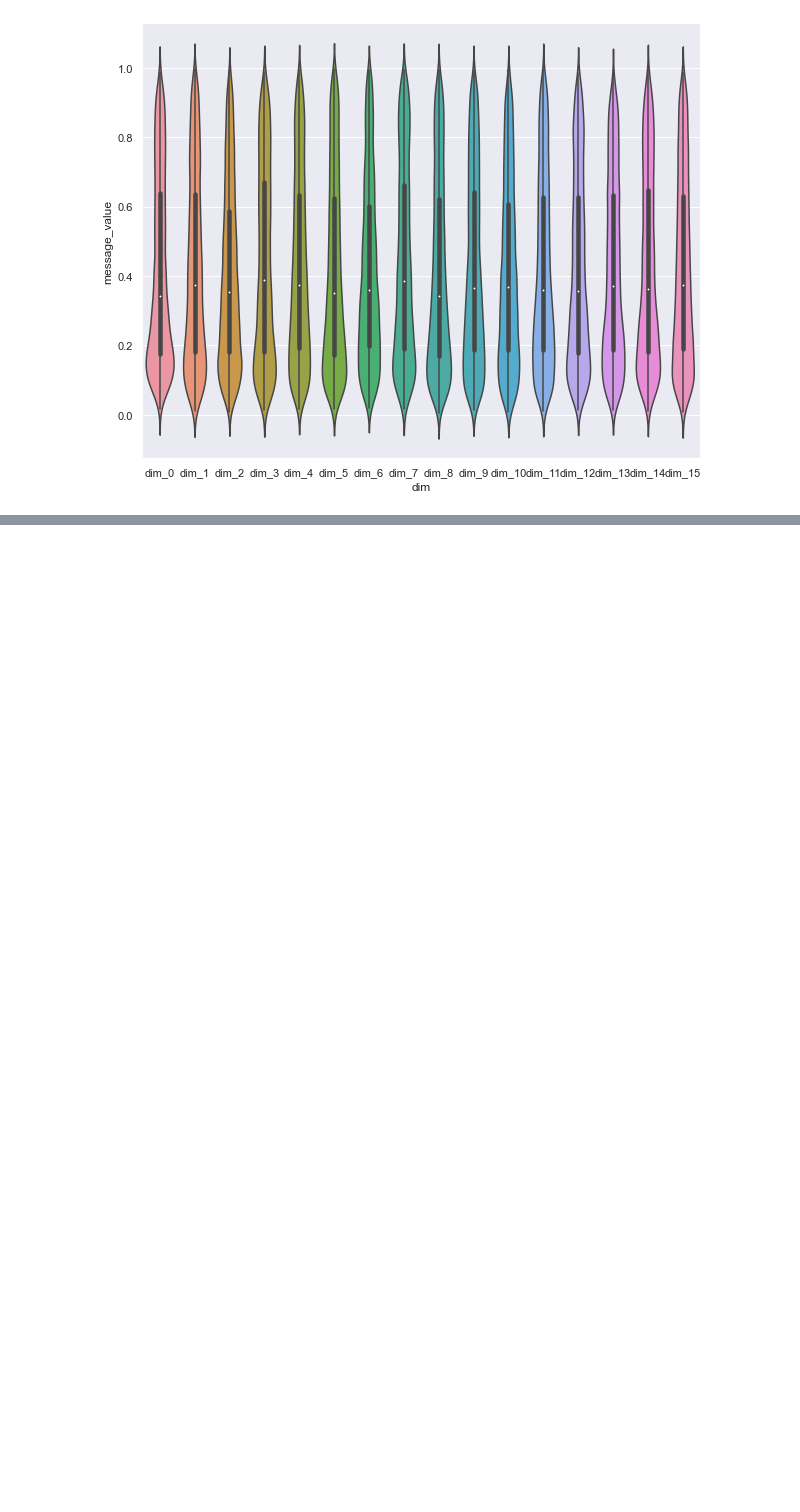
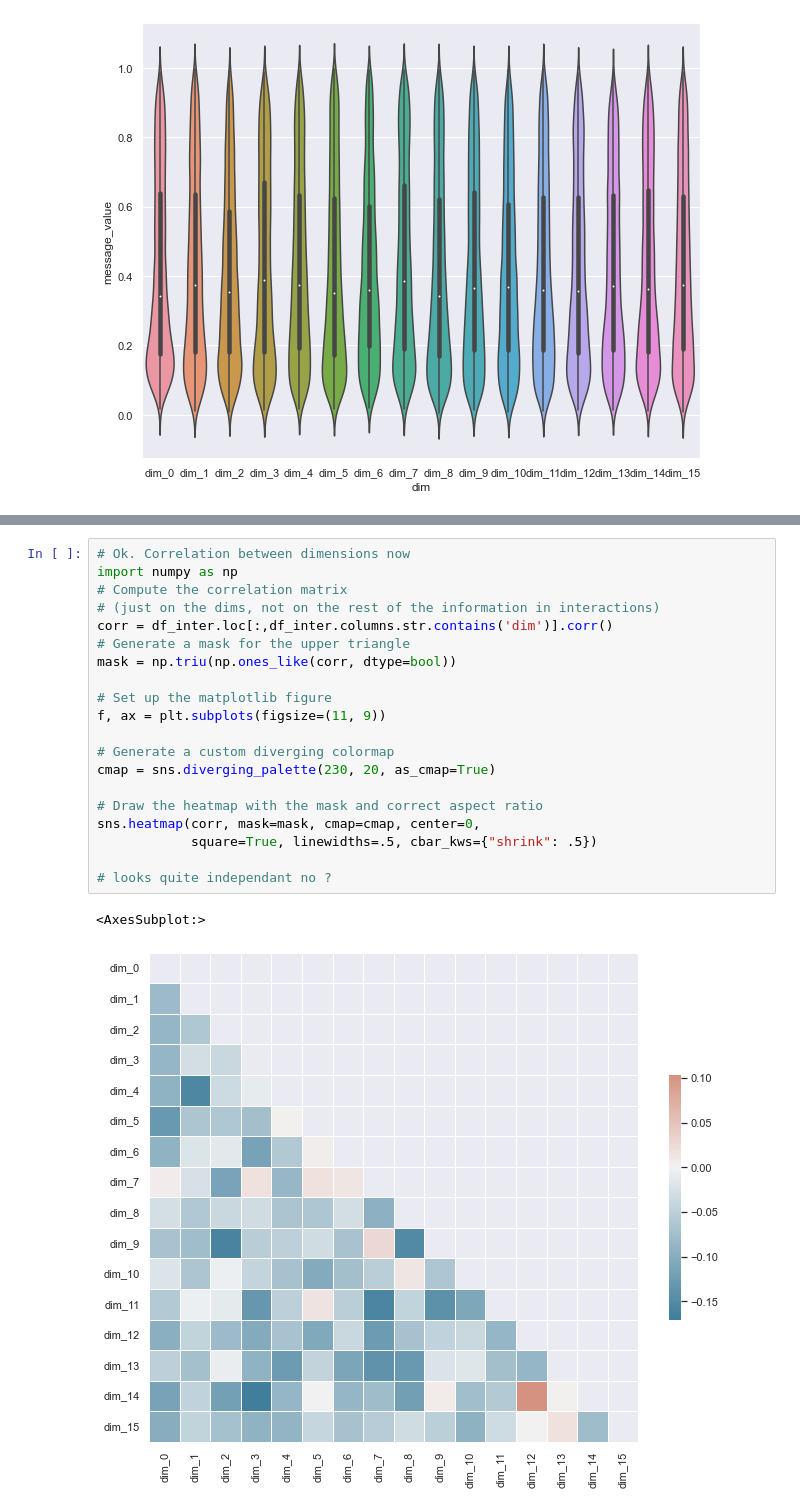
Before and after one commit to facebookresearch/EGG, a Jupyter notebook: egg/zoo/pop/scripts/continuous_interaction_analysis.ipynb, the cells around one changed output, grey strips where cells are left out. Cells and saved outputs as stored; diff of their text form; blank space fills up the shorter version.

```diff
--- a/egg/zoo/pop/scripts/continuous_interaction_analysis.ipynb
+++ b/egg/zoo/pop/scripts/continuous_interaction_analysis.ipynb
@@ -178,0 +185,23 @@ for i, label in enumerate(melted_df.labels.sample(10)):
+# %%
+# Ok. Correlation between dimensions now
+import numpy as np
+# Compute the correlation matrix
+# (just on the dims, not on the rest of the information in interactions)
+corr = df_inter.loc[:,df_inter.columns.str.contains('dim')].corr()
+# Generate a mask for the upper triangle
+mask = np.triu(np.ones_like(corr, dtype=bool))
+
+# Set up the matplotlib figure
+f, ax = plt.subplots(figsize=(11, 9))
+
+# Generate a custom diverging colormap
+cmap = sns.diverging_palette(230, 20, as_cmap=True)
+
+# Draw the heatmap with the mask and correct aspect ratio
+sns.heatmap(corr, mask=mask, cmap=cmap, center=0,
+            square=True, linewidths=.5, cbar_kws={"shrink": .5})
+
+# looks quite independant no ?
+# %% [output]
+<AxesSubplot:>
+[figure, added]
```
Also changed, not shown: parts of 10 cells of this notebook.
